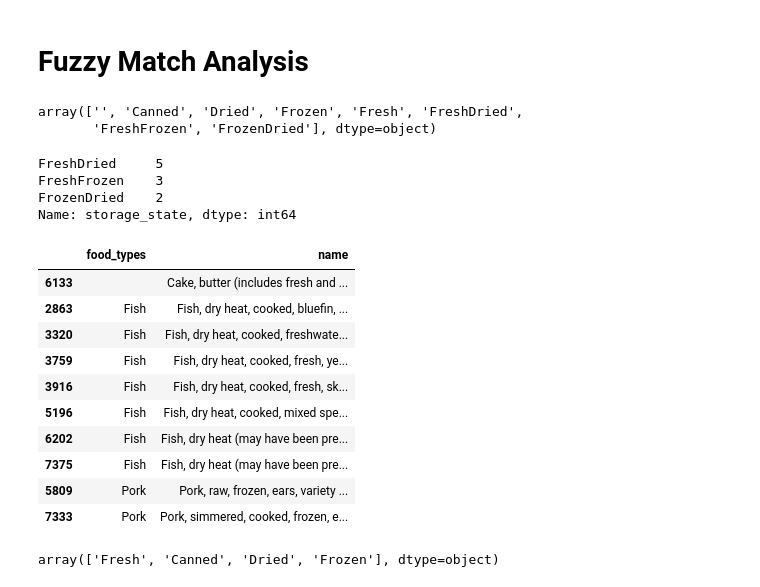
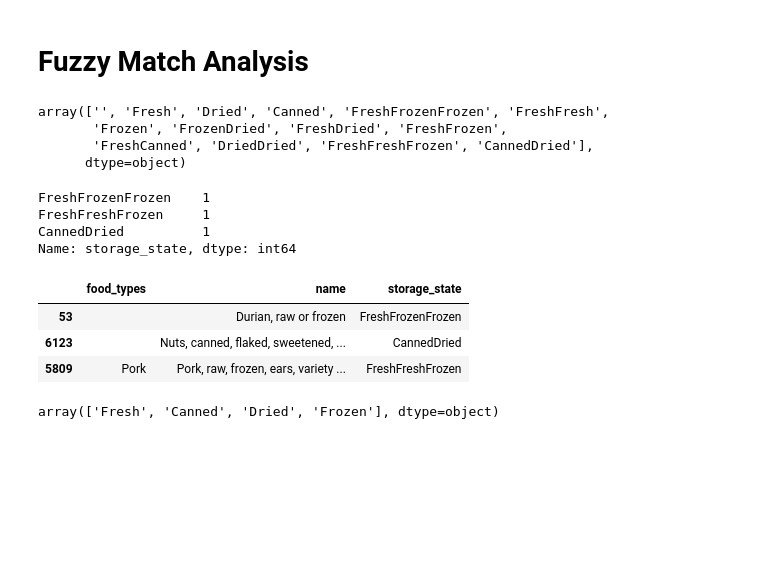
Before and after one commit to MrRyanK/CostPerNutrient, a Jupyter notebook: EDA_CSV_nutrition.ipynb, the cells around one changed output. Saved outputs shown, nothing was run; the diff lists cells and outputs as text; code cells hidden in the pictures; blank space fills up the shorter version.

```diff
--- a/EDA_CSV_nutrition.ipynb
+++ b/EDA_CSV_nutrition.ipynb
@@ -246,13 +241,13 @@ def categorize(TheSeries: pd.Series, pattern: list, category: str, regex=False):
         for eachItem in pattern:
             if regex:
                 pat = fr',([^,]*{eachItem}[^,\n]*)[,\n]'
-                return nutrition.name.apply(lambda x: category if re.search(pat,x) else '')
+                return TheSeries.name.apply(lambda x: category if re.search(pat,x) else '')
             else:
                 return TheSeries.apply(lambda x: category if eachItem in x else '')
     elif type(pattern) == str:
         if regex:
             pat = fr',([^,]*{pattern}[^,\n]*)[,\n]'
-            return nutrition.name.apply(lambda x: category if re.search(pat,x) else '')
+            return TheSeries.apply(lambda x: category if re.search(pat,x) else '')
         else:
             return TheSeries.apply(lambda x: category if pattern in x else '')
     else:
@@ -269,3 +266,28 @@ def bulk_categorize(theSeries: pd.Series, theDict: dict, column_name, regex=Fals
+# %%
+def categorize(the_series: pd.Series, pattern: str, category: str, regex=False):
+    if regex:
+        pat = fr',([^,]*{pattern}[^,\n]*)[,\n]'
+        return the_series.apply(lambda x: category if re.search(pat,x) else '')
+    else:
+        return the_series.apply(lambda x: category if pattern in x else '')
+# %%
+def bulk_categorize(theSeries: pd.Series, theDict: dict, column_name, regex=False):
+
+    temp_df = pd.DataFrame()
+    temp_series = pd.Series(dtype=str)
+
+    for key in theDict:
+        if type(theDict[key])==list:
+            for eachItem in theDict[key]:
+                temp_series = categorize(theSeries, eachItem, key)
+                temp_df[eachItem] = temp_series
+        else:
+            temp_series = categorize(theSeries, theDict[key], key)
+            temp_df[key] = temp_series
+
+    temp_df[column_name] = temp_df.apply(lambda row: ''.join(str(val) for val in row), axis=1)
+    temp_df = temp_df[[column_name]]
+    return temp_df
 # %%
 food_types_dict = {
     'Babyfood': 'Babyfood',
@@ -284,7 +306,7 @@ storage_state_dict = {
     'Fresh': ['fresh', 'raw'],
     'Frozen': ['frozen', 'raw or frozen'],
     'Canned': 'canned',
-    'Dried': 'dry'
+    'Dried': ['dry','dehydrated','dried']
 }
 
 grade_dict = {
@@ -558,41 +587,36 @@ from rapidfuzz import process, fuzz
 # %%
 nutrition.storage_state.unique()
 # %% [output]
-array(['', 'Canned', 'Dried', 'Frozen', 'Fresh', 'FreshDried',
-       'FreshFrozen', 'FrozenDried'], dtype=object)
+array(['', 'Fresh', 'Dried', 'Canned', 'FreshFrozenFrozen', 'FreshFresh',
+       'Frozen', 'FrozenDried', 'FreshDried', 'FreshFrozen',
+       'FreshCanned', 'DriedDried', 'FreshFreshFrozen', 'CannedDried'],
+      dtype=object)
 # %%
 # unique double food_types
 
 nutrition.storage_state.value_counts()[-3:]
 # %% [output]
-FreshDried     5
-FreshFrozen    3
-FrozenDried    2
+FreshFrozenFrozen    1
+FreshFreshFrozen     1
+CannedDried          1
 Name: storage_state, dtype: int64
 # %%
 # FreshDried, FreshFrozen, ForzenDried
 # checking if any are of importance
 # negative; these can be dropped from the analysis
 
 (nutrition[nutrition.storage_state.isin(
             nutrition.storage_state.value_counts()[-3:].index
                                         )
           ]
- [['food_types','name']]
+ [['food_types','name','storage_state']]
  .sort_values('food_types')
 )
 # %% [output]
-|  | food_types | name |
-| 6133 |  | Cake, butter (includes fresh and ... |
-| 2863 | Fish | Fish, dry heat, cooked, bluefin, ... |
-| 3320 | Fish | Fish, dry heat, cooked, freshwate... |
-| 3759 | Fish | Fish, dry heat, cooked, fresh, ye... |
-| 3916 | Fish | Fish, dry heat, cooked, fresh, sk... |
-| 5196 | Fish | Fish, dry heat, cooked, mixed spe... |
-| 6202 | Fish | Fish, dry heat (may have been pre... |
-| 7375 | Fish | Fish, dry heat (may have been pre... |
-| 5809 | Pork | Pork, raw, frozen, ears, variety ... |
-| 7333 | Pork | Pork, simmered, cooked, frozen, e... |
+|  | food_types | name | storage_state |
+| 53 |  | Durian, raw or frozen | FreshFrozenFrozen |
+| 6123 |  | Nuts, canned, flaked, sweetened, ... | CannedDried |
+| 5809 | Pork | Pork, raw, frozen, ears, variety ... | FreshFreshFrozen |
 # %%
 prices.Form.unique()
 # %% [output]
```
Also changed, not shown: parts of 35 cells of this notebook.
